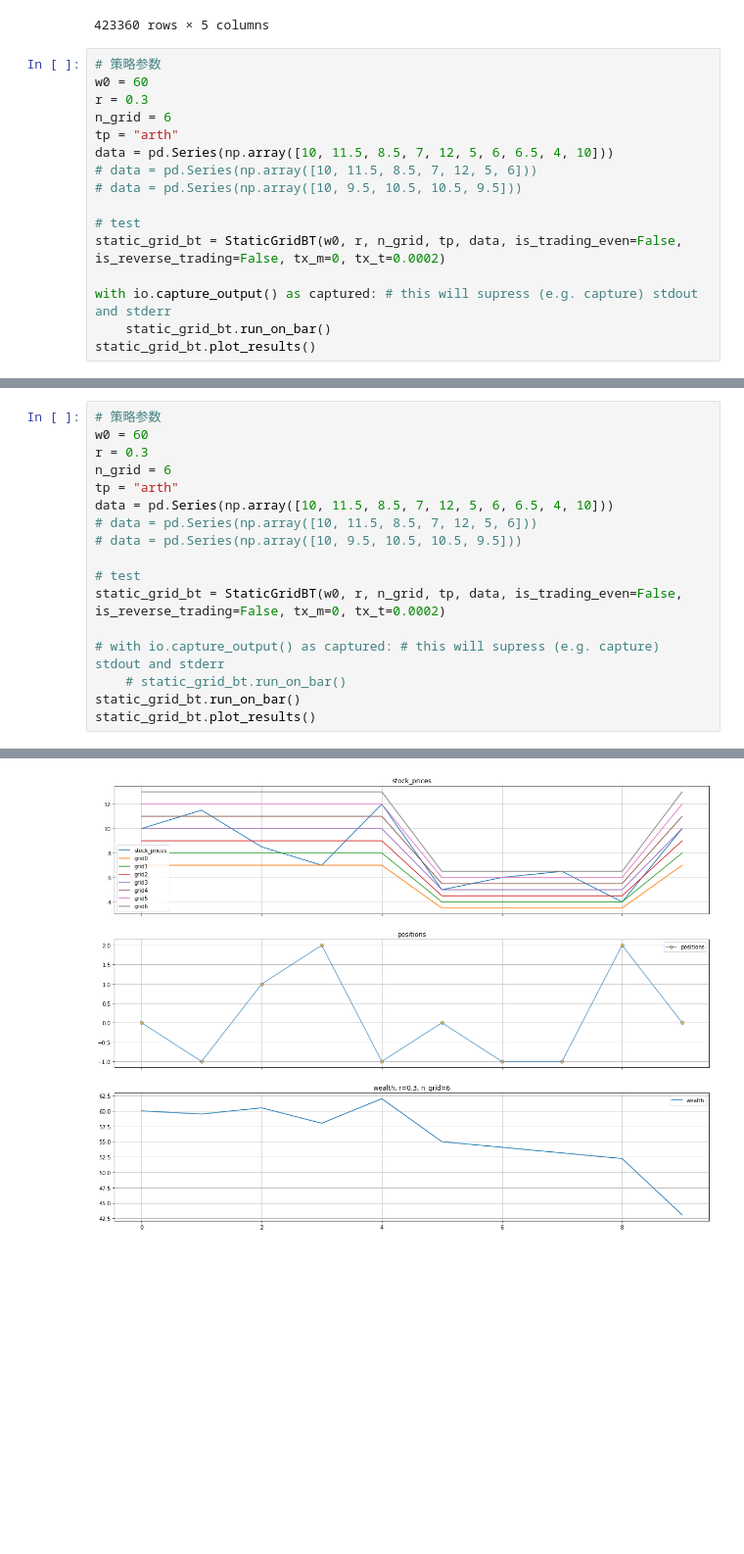
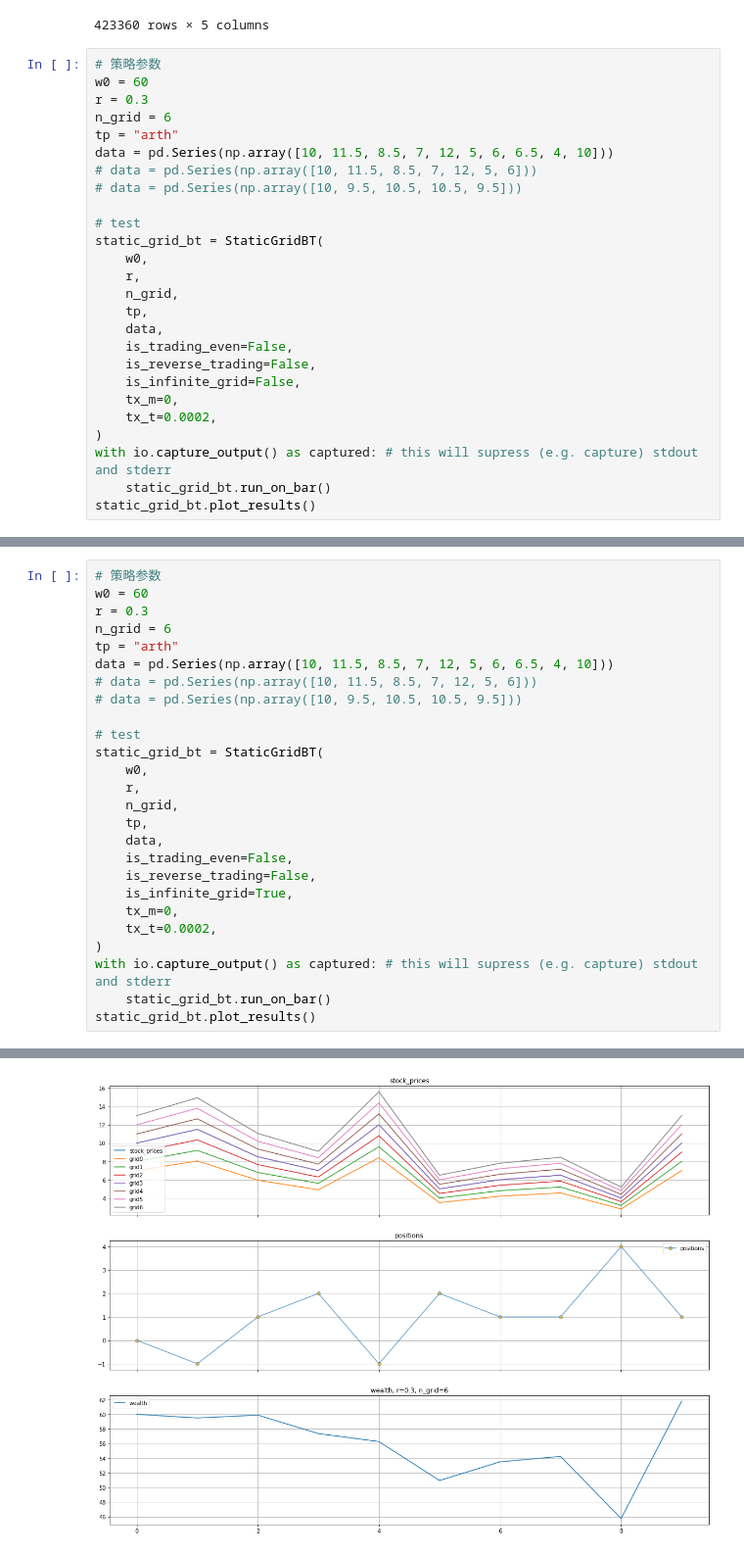
Before and after one commit to June911/GridTradingBacktest, a Jupyter notebook: grid_trading_infin.ipynb, the cells around one changed output, grey strips where cells are left out. Shown at 98% size. Saved outputs shown, nothing was run; the diff lists cells and outputs as text; blank space fills up the shorter version.

Commit message:
add infinite grid trading strategy2

```diff
--- a/grid_trading_infin.ipynb
+++ b/grid_trading_infin.ipynb
@@ -49,8 +49,18 @@ data = pd.Series(np.array([10, 11.5, 8.5, 7, 12, 5, 6, 6.5, 4, 10]))
 # data = pd.Series(np.array([10, 9.5, 10.5, 10.5, 9.5]))
 
 # test
-static_grid_bt = StaticGridBT(w0, r, n_grid, tp, data, is_trading_even=False, is_reverse_trading=False, tx_m=0, tx_t=0.0002)
-
+static_grid_bt = StaticGridBT(
+    w0,
+    r,
+    n_grid,
+    tp,
+    data,
+    is_trading_even=False,
+    is_reverse_trading=False,
+    is_infinite_grid=False,
+    tx_m=0,
+    tx_t=0.0002,
+)
 with io.capture_output() as captured: # this will supress (e.g. capture) stdout and stderr
     static_grid_bt.run_on_bar()
 static_grid_bt.plot_results()
@@ -95,10 +77,19 @@ data = pd.Series(np.array([10, 11.5, 8.5, 7, 12, 5, 6, 6.5, 4, 10]))
 # data = pd.Series(np.array([10, 9.5, 10.5, 10.5, 9.5]))
 
 # test
-static_grid_bt = StaticGridBT(w0, r, n_grid, tp, data, is_trading_even=False, is_reverse_trading=False, tx_m=0, tx_t=0.0002)
-
-# with io.capture_output() as captured: # this will supress (e.g. capture) stdout and stderr
-    # static_grid_bt.run_on_bar()
-static_grid_bt.run_on_bar()
+static_grid_bt = StaticGridBT(
+    w0,
+    r,
+    n_grid,
+    tp,
+    data,
+    is_trading_even=False,
+    is_reverse_trading=False,
+    is_infinite_grid=True,
+    tx_m=0,
+    tx_t=0.0002,
+)
+with io.capture_output() as captured: # this will supress (e.g. capture) stdout and stderr
+    static_grid_bt.run_on_bar()
 static_grid_bt.plot_results()
 # %% [output]
@@ -122 +96 @@ current_grid: [ 7.  8.  9. 10. 11. 12. 13.]
-[figure, old version]
+[figure, new version]
```
Also changed, not shown: parts of 7 cells of this notebook, 4 other files.
